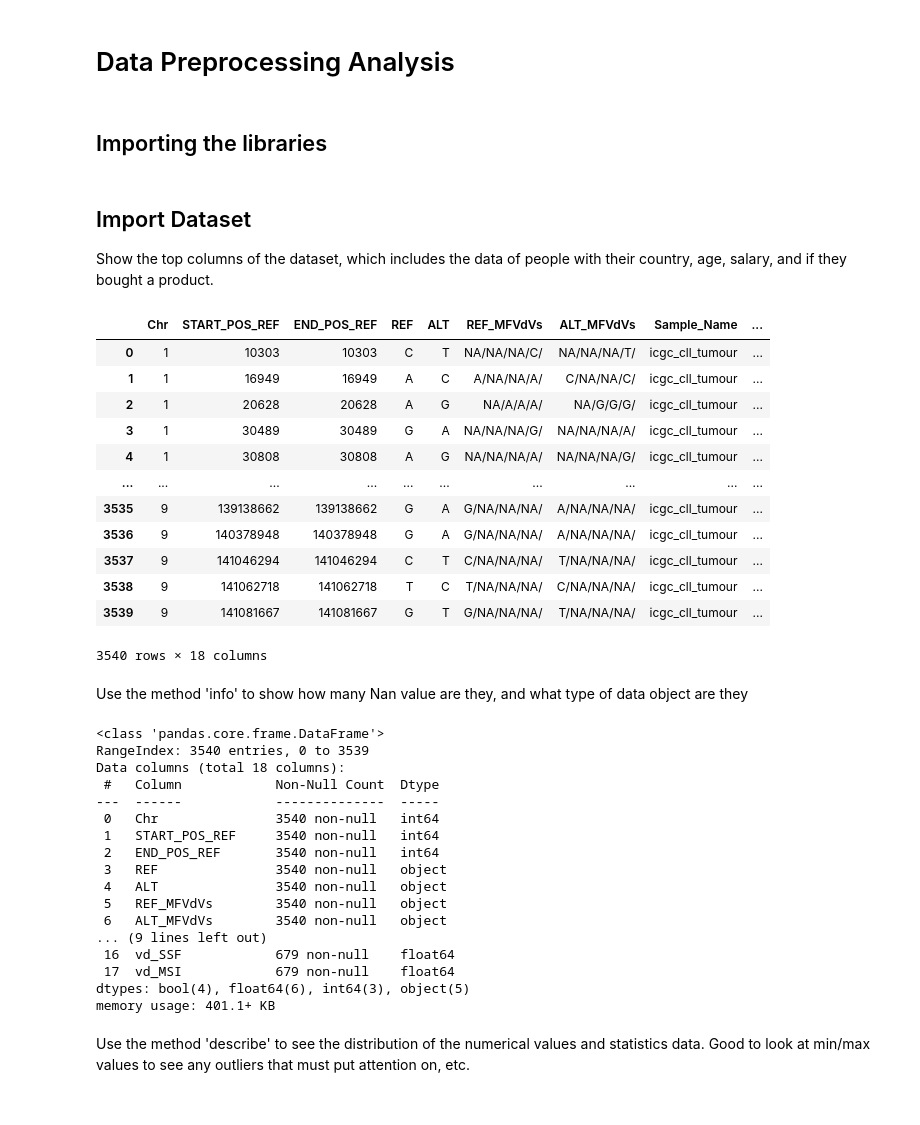
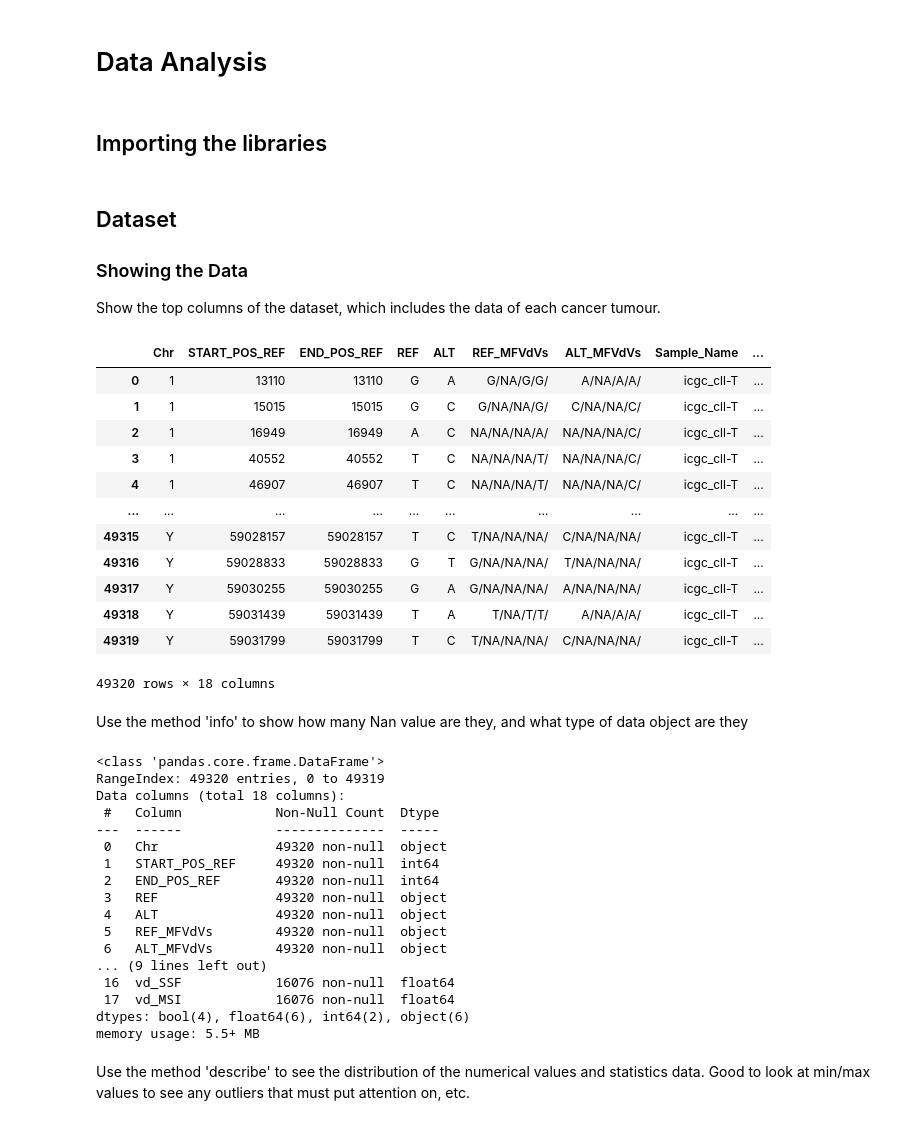
Before and after one commit to Joel-Milla/Somatic-Single-Nucleotide-Variants-in-Cancer, a Jupyter notebook: data_analysis.ipynb, the cells around one changed output. Cells and saved outputs as stored; diff of their text form; code cells hidden in the pictures.

Commit message:
Update .gitignore to exclude R related files, transfered the data text into a folder, and finished the code for analyzing the datasets.

```diff
--- a/data_analysis.ipynb
+++ b/data_analysis.ipynb
@@ -1,5 +1,5 @@
 # %% [markdown]
-# Data Preprocessing Analysis
+# Data Analysis
 # %% [markdown]
 ## Importing the libraries
 # %%
@@ -8,47 +8,48 @@ import matplotlib.pyplot as plt
 import pandas as pd
 import seaborn as sns
 # %% [markdown]
-## Import Dataset
-Show the top columns of the dataset, which includes the data of people with their country, age, salary, and if they bought a product.
+## Dataset
+### Showing the Data
+Show the top columns of the dataset, which includes the data of each cancer tumour.
 # %%
-df = pd.read_csv('snv-parse-test.txt', sep='\t')
+df = pd.read_csv('./data/snv-parse-real1.txt', sep='\t')
 df
 # %% [output]
 |  | Chr | START_POS_REF | END_POS_REF | REF | ALT | REF_MFVdVs | ALT_MFVdVs | Sample_Name | ... |
-| 0 | 1 | 10303 | 10303 | C | T | NA/NA/NA/C/ | NA/NA/NA/T/ | icgc_cll_tumour | ... |
-| 1 | 1 | 16949 | 16949 | A | C | A/NA/NA/A/ | C/NA/NA/C/ | icgc_cll_tumour | ... |
-| 2 | 1 | 20628 | 20628 | A | G | NA/A/A/A/ | NA/G/G/G/ | icgc_cll_tumour | ... |
-| 3 | 1 | 30489 | 30489 | G | A | NA/NA/NA/G/ | NA/NA/NA/A/ | icgc_cll_tumour | ... |
-| 4 | 1 | 30808 | 30808 | A | G | NA/NA/NA/A/ | NA/NA/NA/G/ | icgc_cll_tumour | ... |
+| 0 | 1 | 13110 | 13110 | G | A | G/NA/G/G/ | A/NA/A/A/ | icgc_cll-T | ... |
+| 1 | 1 | 15015 | 15015 | G | C | G/NA/NA/G/ | C/NA/NA/C/ | icgc_cll-T | ... |
+| 2 | 1 | 16949 | 16949 | A | C | NA/NA/NA/A/ | NA/NA/NA/C/ | icgc_cll-T | ... |
+| 3 | 1 | 40552 | 40552 | T | C | NA/NA/NA/T/ | NA/NA/NA/C/ | icgc_cll-T | ... |
+| 4 | 1 | 46907 | 46907 | T | C | NA/NA/NA/T/ | NA/NA/NA/C/ | icgc_cll-T | ... |
 | ... | ... | ... | ... | ... | ... | ... | ... | ... | ... |
-| 3535 | 9 | 139138662 | 139138662 | G | A | G/NA/NA/NA/ | A/NA/NA/NA/ | icgc_cll_tumour | ... |
-| 3536 | 9 | 140378948 | 140378948 | G | A | G/NA/NA/NA/ | A/NA/NA/NA/ | icgc_cll_tumour | ... |
-| 3537 | 9 | 141046294 | 141046294 | C | T | C/NA/NA/NA/ | T/NA/NA/NA/ | icgc_cll_tumour | ... |
-| 3538 | 9 | 141062718 | 141062718 | T | C | T/NA/NA/NA/ | C/NA/NA/NA/ | icgc_cll_tumour | ... |
-| 3539 | 9 | 141081667 | 141081667 | G | T | G/NA/NA/NA/ | T/NA/NA/NA/ | icgc_cll_tumour | ... |
+| 49315 | Y | 59028157 | 59028157 | T | C | T/NA/NA/NA/ | C/NA/NA/NA/ | icgc_cll-T | ... |
+| 49316 | Y | 59028833 | 59028833 | G | T | G/NA/NA/NA/ | T/NA/NA/NA/ | icgc_cll-T | ... |
+| 49317 | Y | 59030255 | 59030255 | G | A | G/NA/NA/NA/ | A/NA/NA/NA/ | icgc_cll-T | ... |
+| 49318 | Y | 59031439 | 59031439 | T | A | T/NA/T/T/ | A/NA/A/A/ | icgc_cll-T | ... |
+| 49319 | Y | 59031799 | 59031799 | T | C | T/NA/NA/NA/ | C/NA/NA/NA/ | icgc_cll-T | ... |
-3540 rows × 18 columns
+49320 rows × 18 columns
 # %% [markdown]
 Use the method 'info' to show how many Nan value are they, and what type of data object are they
 # %%
 df.info()
 # %% [output]
 <class 'pandas.core.frame.DataFrame'>
-RangeIndex: 3540 entries, 0 to 3539
+RangeIndex: 49320 entries, 0 to 49319
 Data columns (total 18 columns):
  #   Column            Non-Null Count  Dtype
 ---  ------            --------------  -----
- 0   Chr               3540 non-null   int64
- 1   START_POS_REF     3540 non-null   int64
- 2   END_POS_REF       3540 non-null   int64
- 3   REF               3540 non-null   object
- 4   ALT               3540 non-null   object
- 5   REF_MFVdVs        3540 non-null   object
- 6   ALT_MFVdVs        3540 non-null   object
+ 0   Chr               49320 non-null  object
+ 1   START_POS_REF     49320 non-null  int64
+ 2   END_POS_REF       49320 non-null  int64
+ 3   REF               49320 non-null  object
+ 4   ALT               49320 non-null  object
+ 5   REF_MFVdVs        49320 non-null  object
+ 6   ALT_MFVdVs        49320 non-null  object
 ... (9 lines left out)
- 16  vd_SSF            679 non-null    float64
- 17  vd_MSI            679 non-null    float64
-dtypes: bool(4), float64(6), int64(3), object(5)
-memory usage: 401.1+ KB
+ 16  vd_SSF            16076 non-null  float64
+ 17  vd_MSI            16076 non-null  float64
+dtypes: bool(4), float64(6), int64(2), object(6)
+memory usage: 5.5+ MB
 # %% [markdown]
 Use the method 'describe' to see the distribution of the numerical values and statistics data. Good to look at min/max values to see any outliers that must put attention on, etc.
 # %%
```
Also changed, not shown: parts of 11 cells of this notebook, 10 other files.
